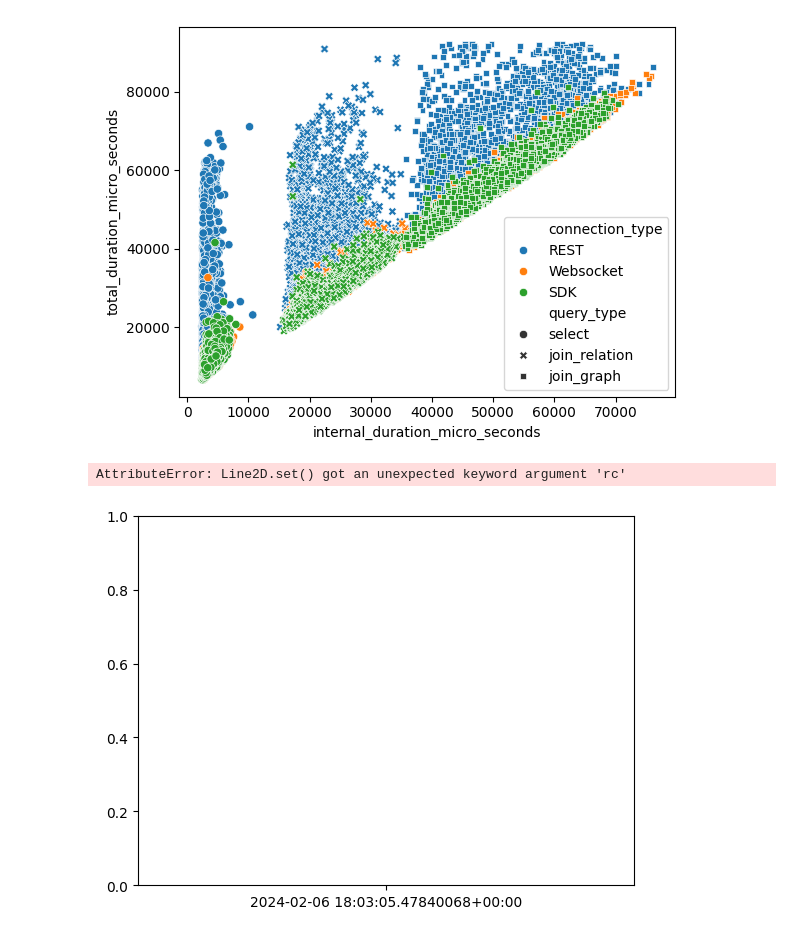
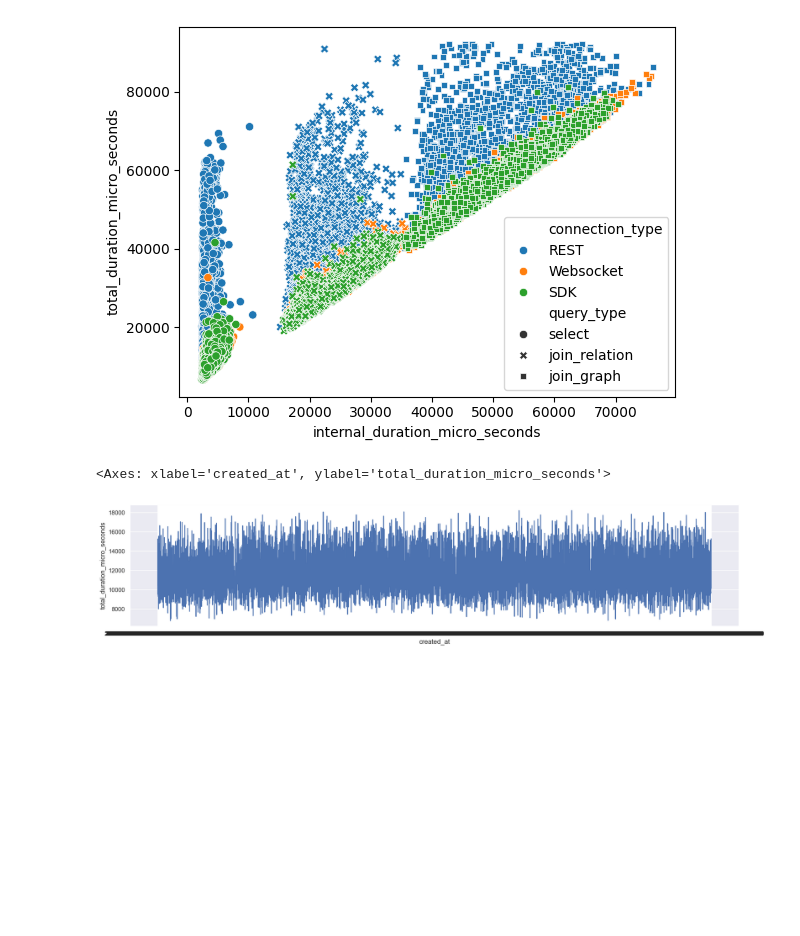
Before and after one commit to peppasd/surrealdb-benchmark, a Jupyter notebook: analysis/analysis.ipynb, the cells around one changed output. Cells and saved outputs as stored; diff of their text form; code cells hidden in the pictures; blank space fills up the shorter version.

```diff
--- a/analysis/analysis.ipynb
+++ b/analysis/analysis.ipynb
@@ -87,9 +87,9 @@ sns.scatterplot(data=df_new, x="internal_duration_micro_seconds", y="total_durat
 # %%
 query = "SELECT * FROM results WHERE query_type='select' and connection_type='Websocket'"
 df = pd.read_sql_query(query,conn)
 df_new = df[np.abs(stats.zscore(df["total_duration_micro_seconds"])) < 3]
-#sns.set(rc={'figure.figsize':(11.7,8.27)})
+sns.set(rc={'figure.figsize':(20,4)})
 sns.lineplot(data=df_new, x="created_at", y="total_duration_micro_seconds")
 # %% [output]
-AttributeError: Line2D.set() got an unexpected keyword argument 'rc'
+<Axes: xlabel='created_at', ylabel='total_duration_micro_seconds'>
-[figure, old version]
+[figure, new version]
```
